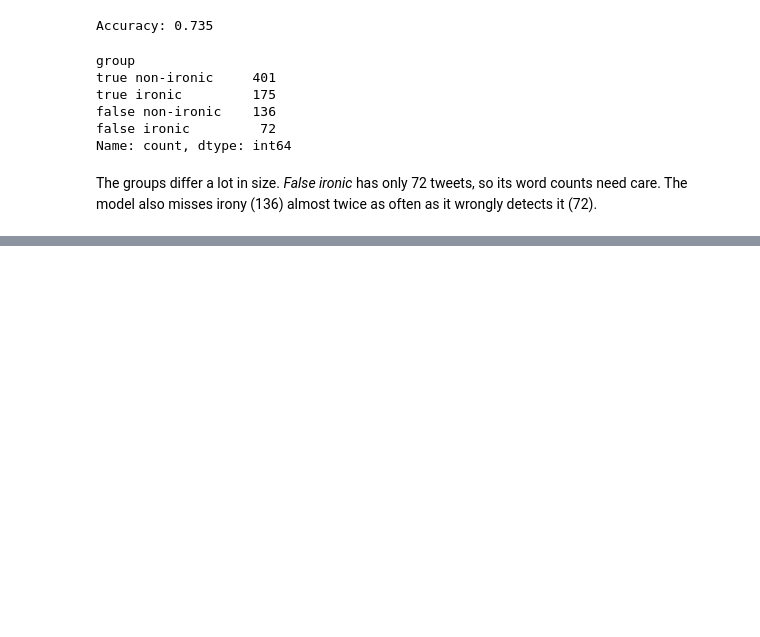
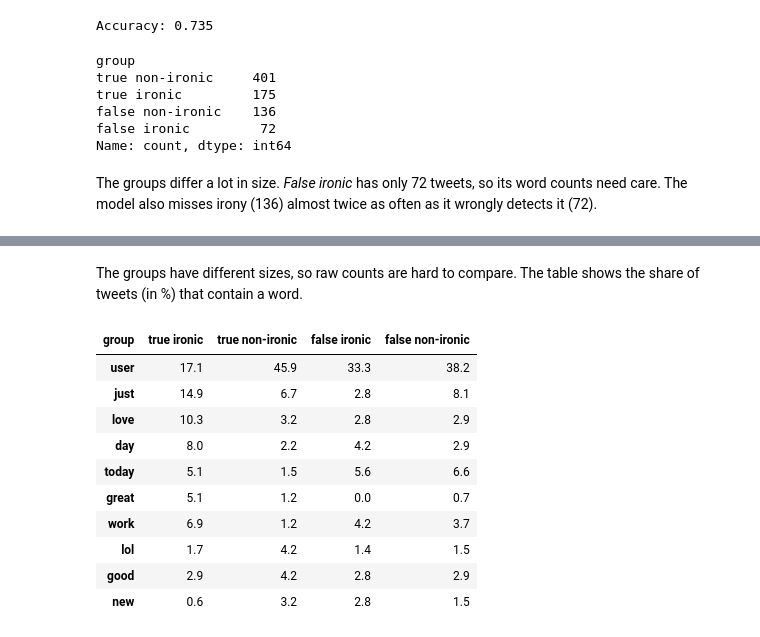
Before and after one commit to ErikLudescher/sarcasm-blindspot, a Jupyter notebook: AI_and_Vis_Project_Irony_Word_Clusters.ipynb, the cells around one changed output, grey strips where cells are left out. Cells and saved outputs as stored; diff of their text form; code cells hidden in the pictures; blank space fills up the shorter version.

```diff
--- a/AI_and_Vis_Project_Irony_Word_Clusters.ipynb
+++ b/AI_and_Vis_Project_Irony_Word_Clusters.ipynb
@@ -110,0 +148,20 @@ The groups differ a lot in size. *False ironic* has only 72 tweets, so its word
+# %% [markdown]
+The groups have different sizes, so raw counts are hard to compare. The table shows the share of tweets (in %) that contain a word.
+# %%
+contains_word = pd.DataFrame(counts.toarray() > 0, columns=words)
+share = contains_word.groupby(tweets["group"]).mean().T * 100
+
+check = ["user", "just", "love", "day", "today", "great", "work", "lol", "good", "new"]
+share.loc[check, groups].round(1)
+# %% [output]
+| group | true ironic | true non-ironic | false ironic | false non-ironic |
+| user | 17.1 | 45.9 | 33.3 | 38.2 |
+| just | 14.9 | 6.7 | 2.8 | 8.1 |
+| love | 10.3 | 3.2 | 2.8 | 2.9 |
+| day | 8.0 | 2.2 | 4.2 | 2.9 |
+| today | 5.1 | 1.5 | 5.6 | 6.6 |
+| great | 5.1 | 1.2 | 0.0 | 0.7 |
+| work | 6.9 | 1.2 | 4.2 | 3.7 |
+| lol | 1.7 | 4.2 | 1.4 | 1.5 |
+| good | 2.9 | 4.2 | 2.8 | 2.9 |
+| new | 0.6 | 3.2 | 2.8 | 1.5 |
```
Also changed, not shown: parts of 4 cells of this notebook.
